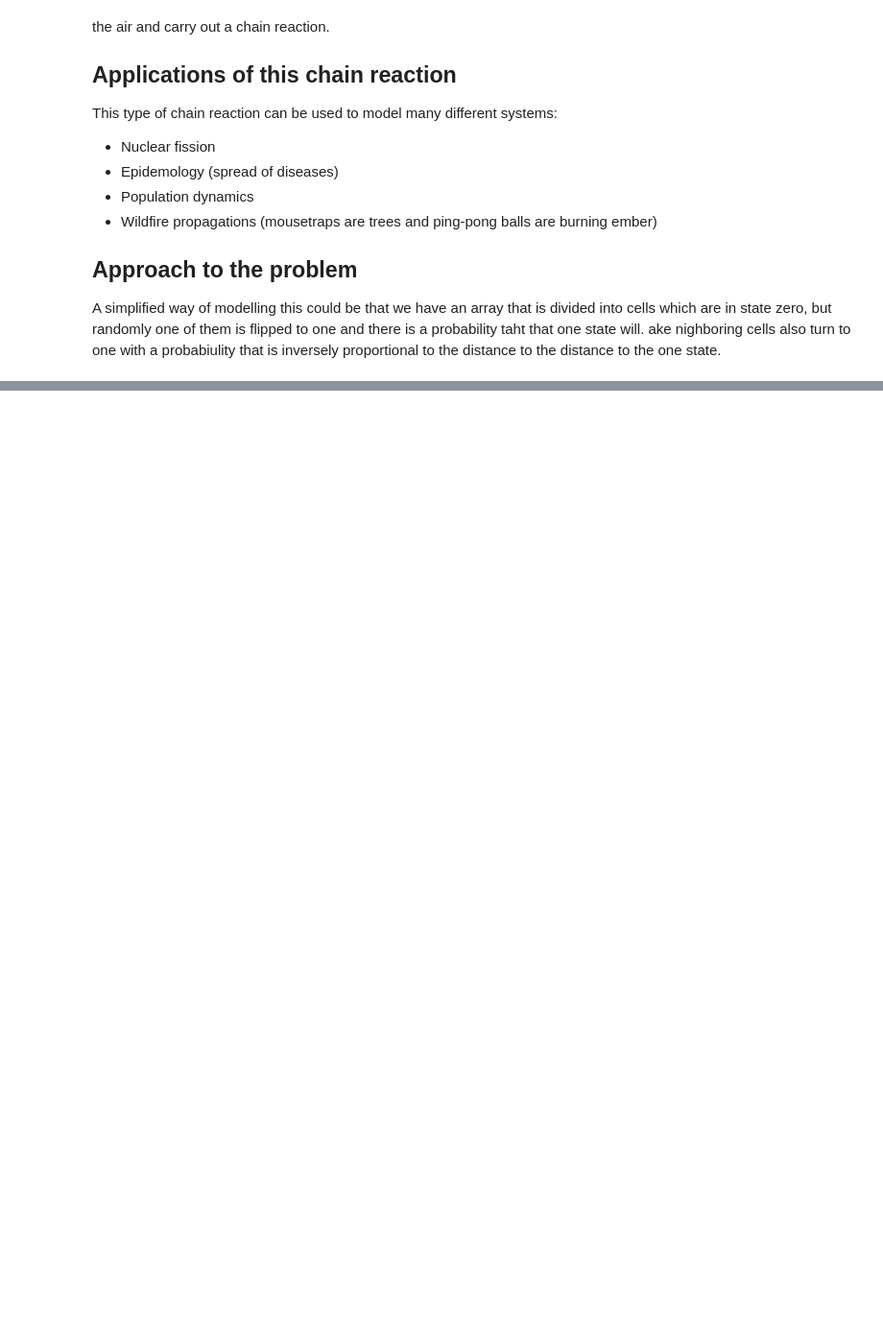
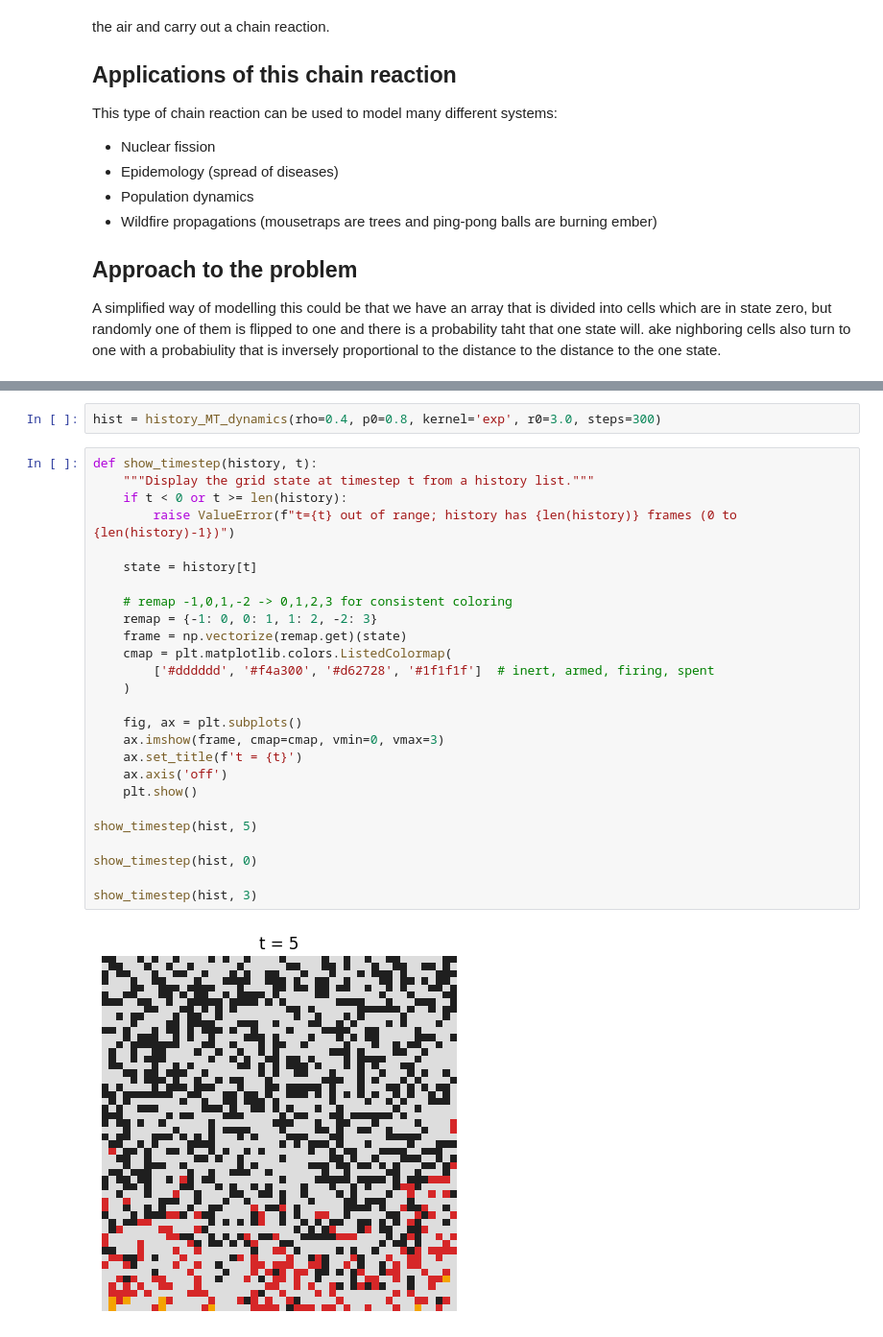
Before and after one commit to IgnacioMPineda/IPT-problem---Mousetrap-Dynamics, a Jupyter notebook: Notebook 0 - Theory and Applications. Approach to the problem.ipynb, the cells around one changed output, grey strips where cells are left out. Shown at 96% size. Drawn from its saved outputs; the diff is of its cells as text; blank space fills up the shorter version.

```diff
--- a/Notebook 0 - Theory and Applications. Approach to the problem.ipynb
+++ b/Notebook 0 - Theory and Applications. Approach to the problem.ipynb
@@ -67,0 +118,30 @@ print(simulate_ca(0.1, 0.1))
+# %%
+hist = history_MT_dynamics(rho=0.4, p0=0.8, kernel='exp', r0=3.0, steps=300)
+# %%
+def show_timestep(history, t):
+    """Display the grid state at timestep t from a history list."""
+    if t < 0 or t >= len(history):
+        raise ValueError(f"t={t} out of range; history has {len(history)} frames (0 to {len(history)-1})")
+
+    state = history[t]
+
+    # remap -1,0,1,-2 -> 0,1,2,3 for consistent coloring
+    remap = {-1: 0, 0: 1, 1: 2, -2: 3}
+    frame = np.vectorize(remap.get)(state)
+    cmap = plt.matplotlib.colors.ListedColormap(
+        ['#dddddd', '#f4a300', '#d62728', '#1f1f1f']  # inert, armed, firing, spent
+    )
+
+    fig, ax = plt.subplots()
+    ax.imshow(frame, cmap=cmap, vmin=0, vmax=3)
+    ax.set_title(f't = {t}')
+    ax.axis('off')
+    plt.show()
+
+show_timestep(hist, 5)
+
+show_timestep(hist, 0)
+
+show_timestep(hist, 3)
+# %% [output]
+[figure, added]
```
Also changed, not shown: parts of 6 cells of this notebook.
